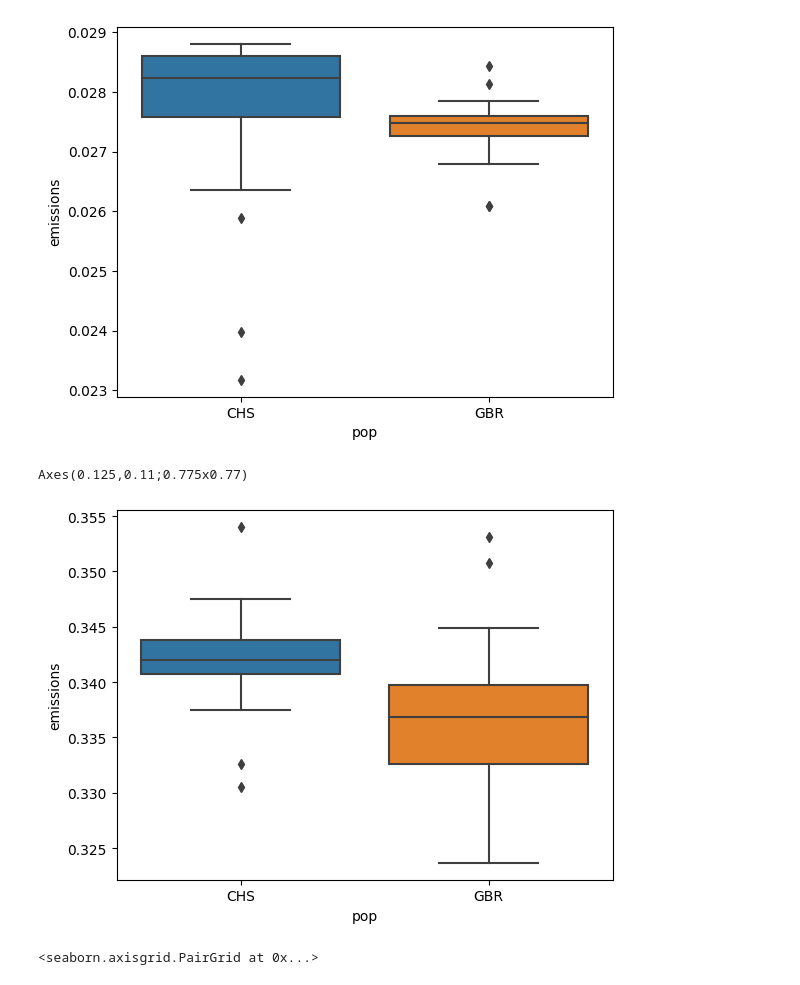
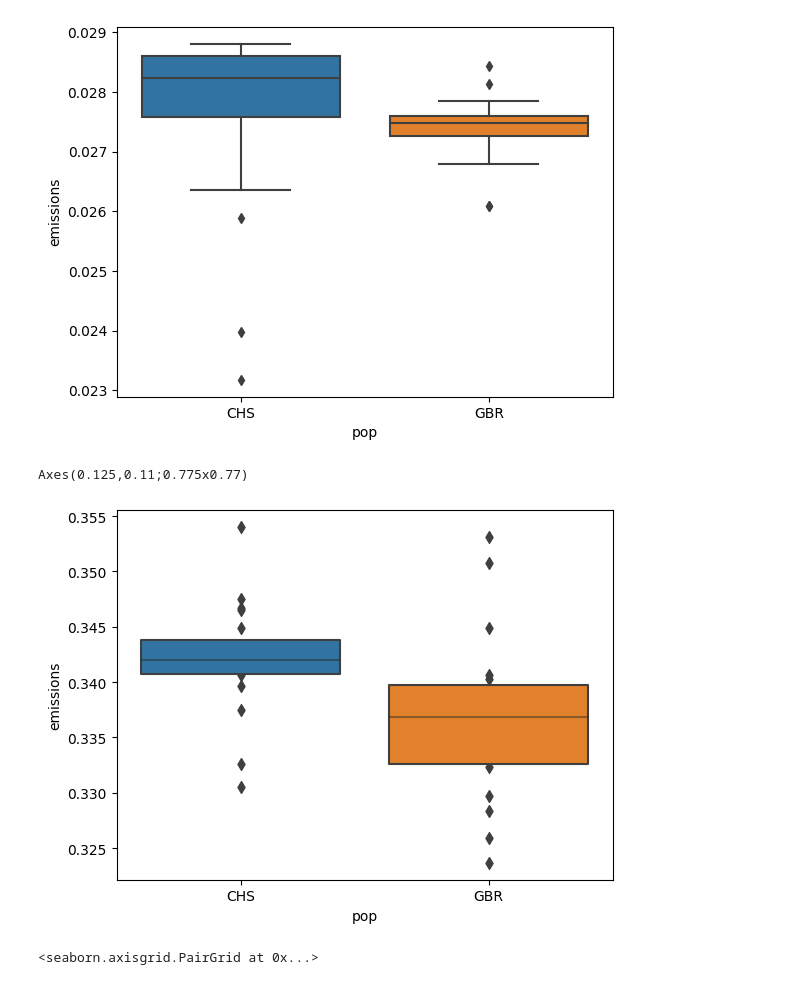
Before and after one commit to DarjaDemeneva/Introgression_detection, a Jupyter notebook: output/pos_ct/pos_ct_boxplot_script.ipynb, the cells around one changed output. Saved outputs shown, nothing was run; the diff lists cells and outputs as text; code cells hidden in the pictures.

```diff
--- a/output/pos_ct/pos_ct_boxplot_script.ipynb
+++ b/output/pos_ct/pos_ct_boxplot_script.ipynb
@@ -51,11 +41,11 @@ print(emissions_H)
 Axes(0.125,0.11;0.775x0.77)
 [figure]
 # %%
-emissions_A = sns.boxplot(data=df[df['state_names']=='Archaic'], x="pop", y="emissions")
+emissions_A = sns.boxenplot(data=df[df['state_names']=='Archaic'], x="pop", y="emissions")
 print(emissions_A)
 # %% [output]
 Axes(0.125,0.11;0.775x0.77)
-[figure, old version]
+[figure, new version]
 # %%
 sns.pairplot(df[df['state_names']=='Human'], hue='pop')
 # %% [output]
```
Also changed, not shown: parts of 3 cells of this notebook, 15 other files.
